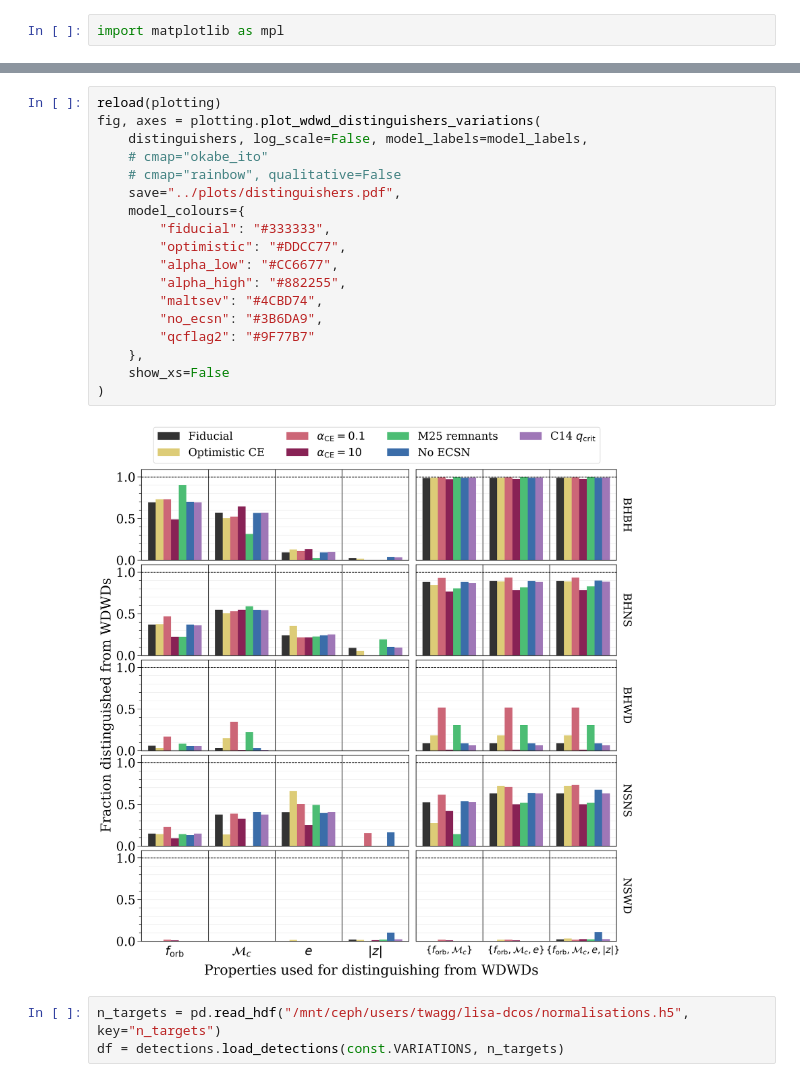
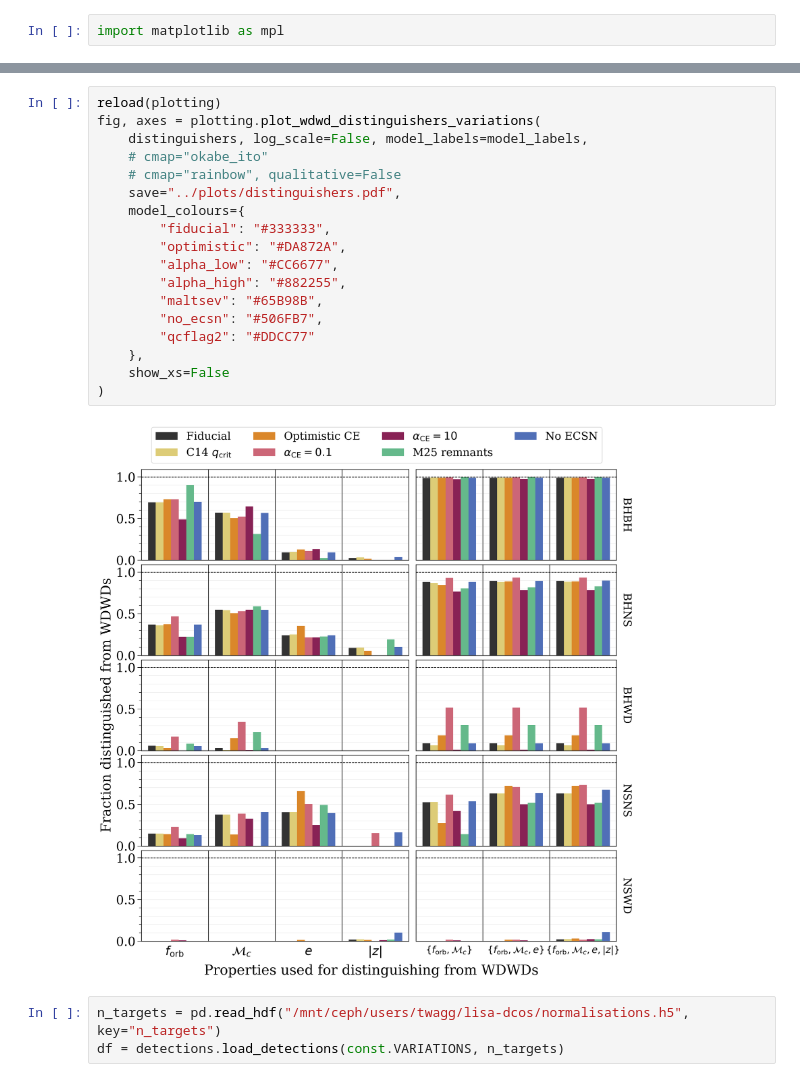
Before and after one commit to TomWagg/lisa-dco-identification, a Jupyter notebook: notebooks/distinguish.ipynb, the cells around one changed output, grey strips where cells are left out. Cells and saved outputs as stored; diff of their text form.

Commit message:
reorder and change colours, add values to pie charts

```diff
--- a/notebooks/distinguish.ipynb
+++ b/notebooks/distinguish.ipynb
@@ -211,23 +144,23 @@ array([[0.267004, 0.004874, 0.329415],
 # %%
 reload(plotting)
 fig, axes = plotting.plot_wdwd_distinguishers_variations(
     distinguishers, log_scale=False, model_labels=model_labels,
     # cmap="okabe_ito"
     # cmap="rainbow", qualitative=False
     save="../plots/distinguishers.pdf",
     model_colours={
         "fiducial": "#333333",
-        "optimistic": "#DDCC77",
+        "optimistic": "#DA872A",
         "alpha_low": "#CC6677",
         "alpha_high": "#882255",
-        "maltsev": "#4CBD74",
-        "no_ecsn": "#3B6DA9",
-        "qcflag2": "#9F77B7"
+        "maltsev": "#65B98B",
+        "no_ecsn": "#506FB7",
+        "qcflag2": "#DDCC77"
     },
     show_xs=False
 )
 # %% [output]
-[figure, old version]
+[figure, new version]
 # %%
 n_targets = pd.read_hdf("/mnt/ceph/users/twagg/lisa-dcos/normalisations.h5", key="n_targets")
 df = detections.load_detections(const.VARIATIONS, n_targets)
```
Also changed, not shown: parts of 10 cells of this notebook, 4 other files.
